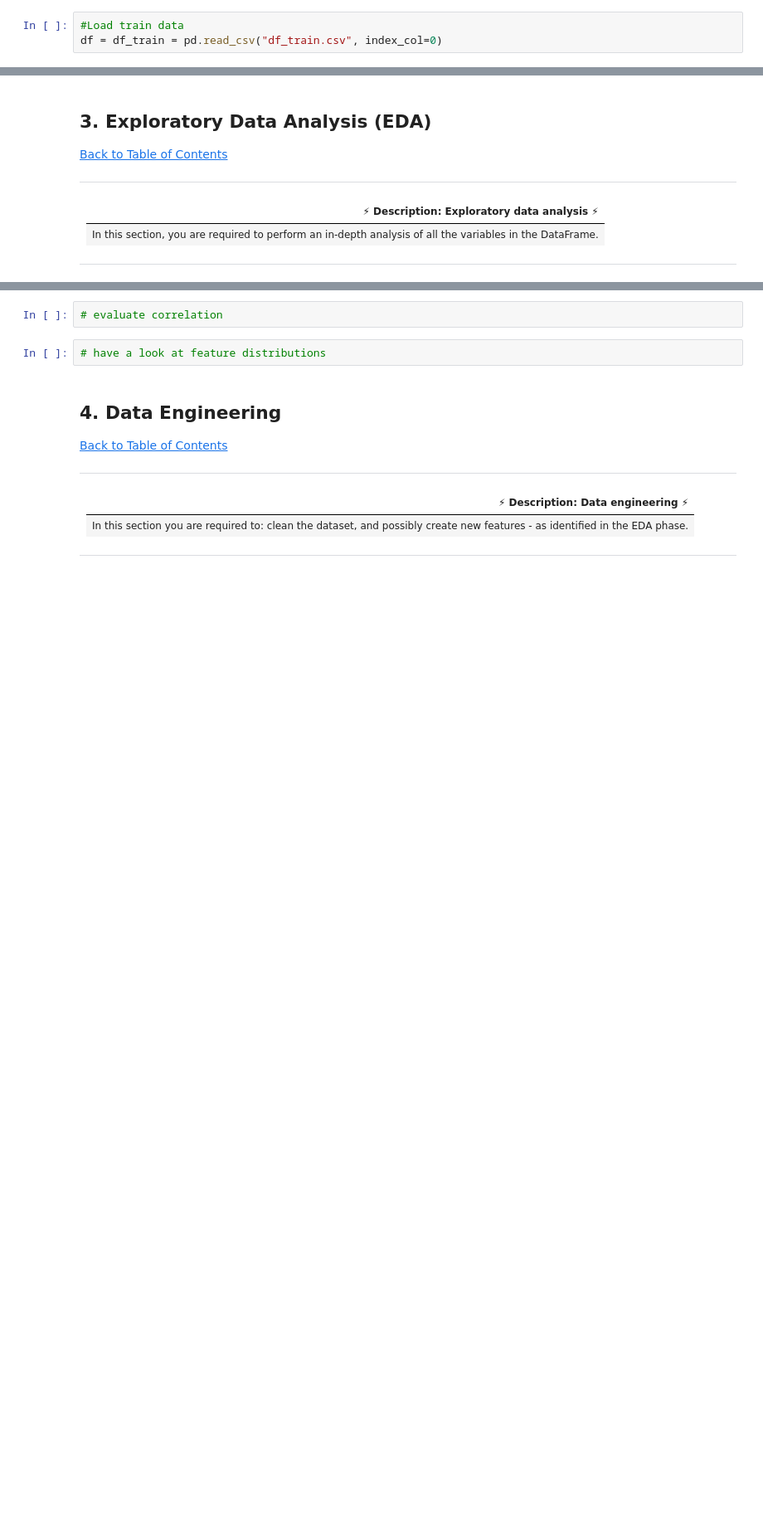
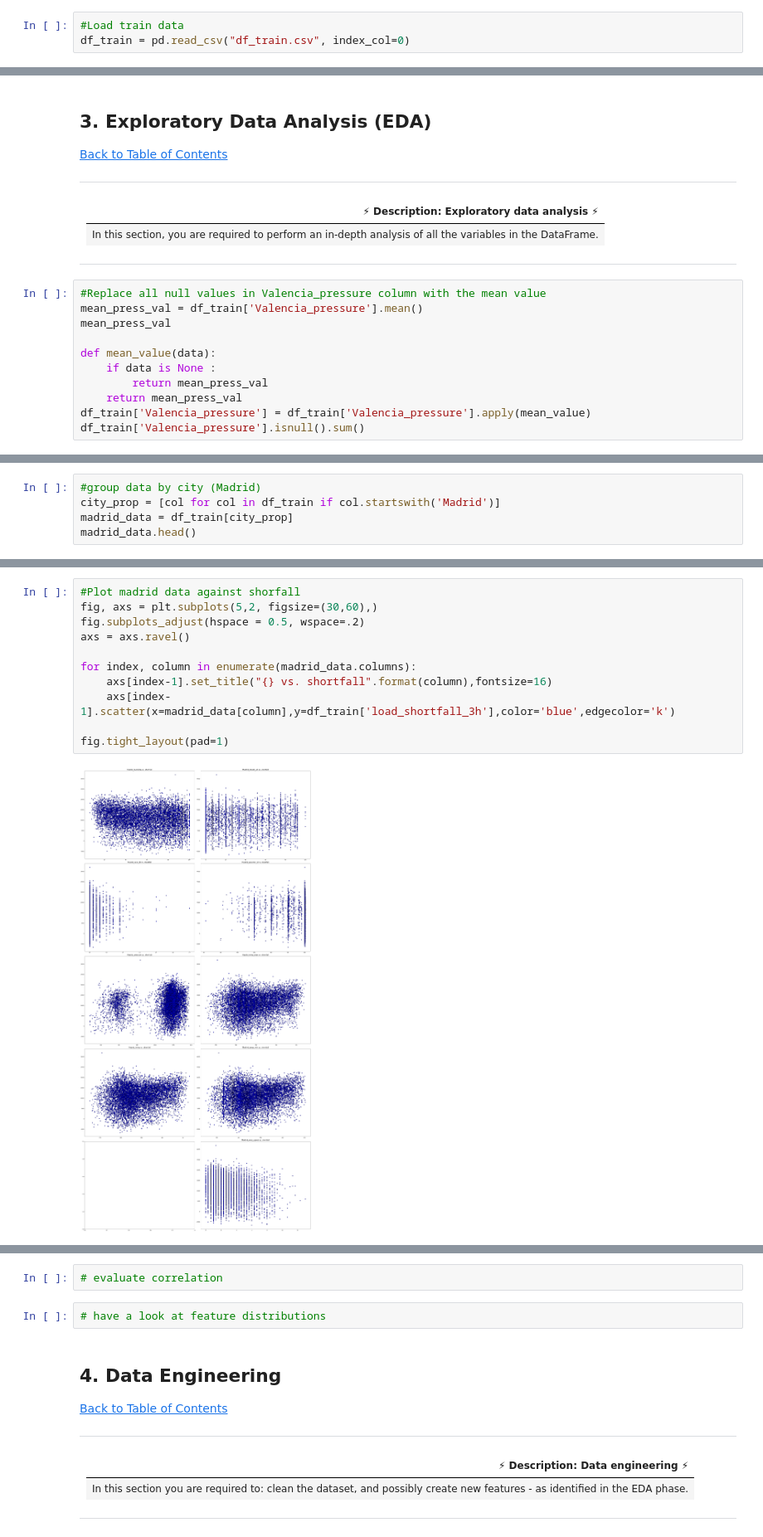
Before and after one commit to endiesworld/EDSA_OCT21_TEAM1_Predict, a Jupyter notebook: starter-notebook.ipynb, the cells around one changed output, grey strips where cells are left out. Shown at 83% size. Cells and saved outputs as stored; diff of their text form; blank space fills up the shorter version.

Commit message:
Replaced missing data in the data set

```diff
--- a/starter-notebook.ipynb
+++ b/starter-notebook.ipynb
@@ -84,4 +88,4 @@ import seaborn as sns
 ---
 # %%
 #Load train data
-df = df_train = pd.read_csv("df_train.csv", index_col=0)
+df_train = pd.read_csv("df_train.csv", index_col=0)
@@ -119,3 +139,14 @@ memory usage: 3.3+ MB
 | In this section, you are required to perform an in-depth analysis of all the variables in the DataFrame. |
 
 ---
+# %%
+#Replace all null values in Valencia_pressure column with the mean value
+mean_press_val = df_train['Valencia_pressure'].mean()
+mean_press_val
+
+def mean_value(data):
+    if data is None :
+        return mean_press_val
+    return mean_press_val
+df_train['Valencia_pressure'] = df_train['Valencia_pressure'].apply(mean_value)
+df_train['Valencia_pressure'].isnull().sum()
@@ -123,0 +241,5 @@ memory usage: 3.3+ MB
+# %%
+#group data by city (Madrid)
+city_prop = [col for col in df_train if col.startswith('Madrid')]
+madrid_data = df_train[city_prop]
+madrid_data.head()
@@ -123,0 +253,13 @@ memory usage: 3.3+ MB
+# %%
+#Plot madrid data against shorfall
+fig, axs = plt.subplots(5,2, figsize=(30,60),)
+fig.subplots_adjust(hspace = 0.5, wspace=.2)
+axs = axs.ravel()
+
+for index, column in enumerate(madrid_data.columns):
+    axs[index-1].set_title("{} vs. shortfall".format(column),fontsize=16)
+    axs[index-1].scatter(x=madrid_data[column],y=df_train['load_shortfall_3h'],color='blue',edgecolor='k')
+
+fig.tight_layout(pad=1)
+# %% [output]
+[figure, added]
```
Also changed, not shown: parts of 14 cells of this notebook.
